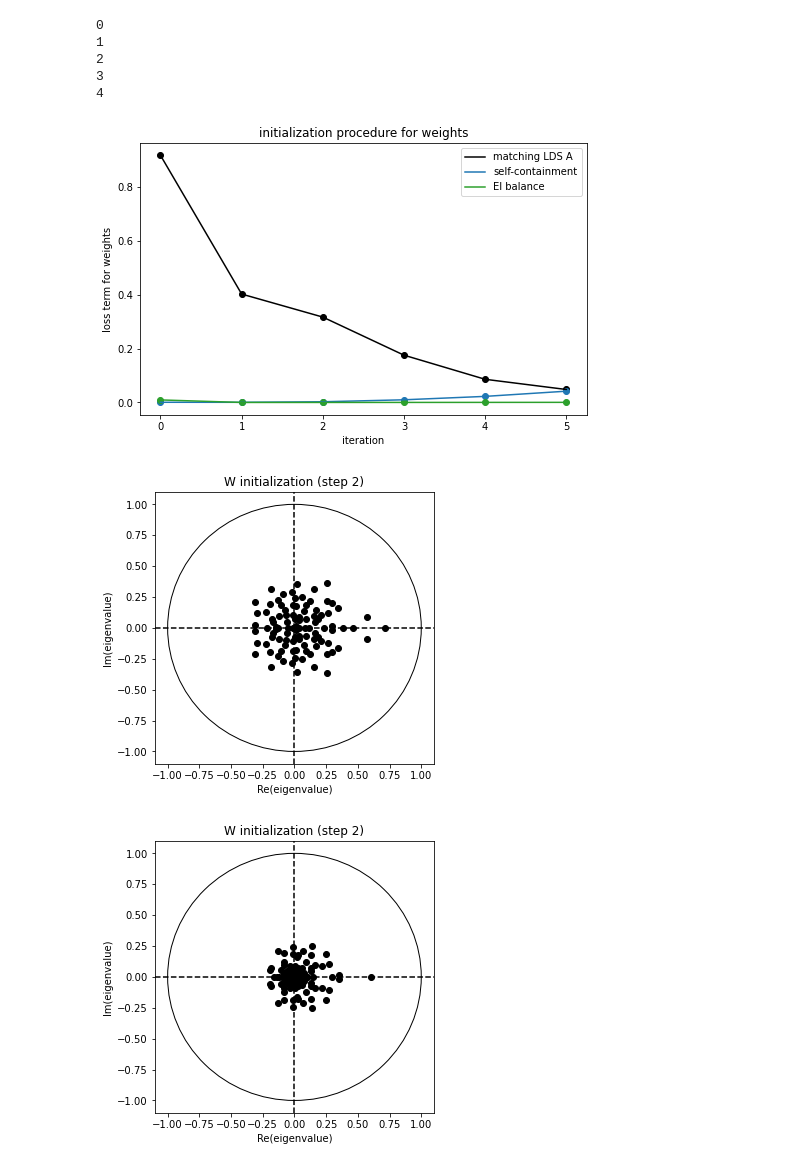
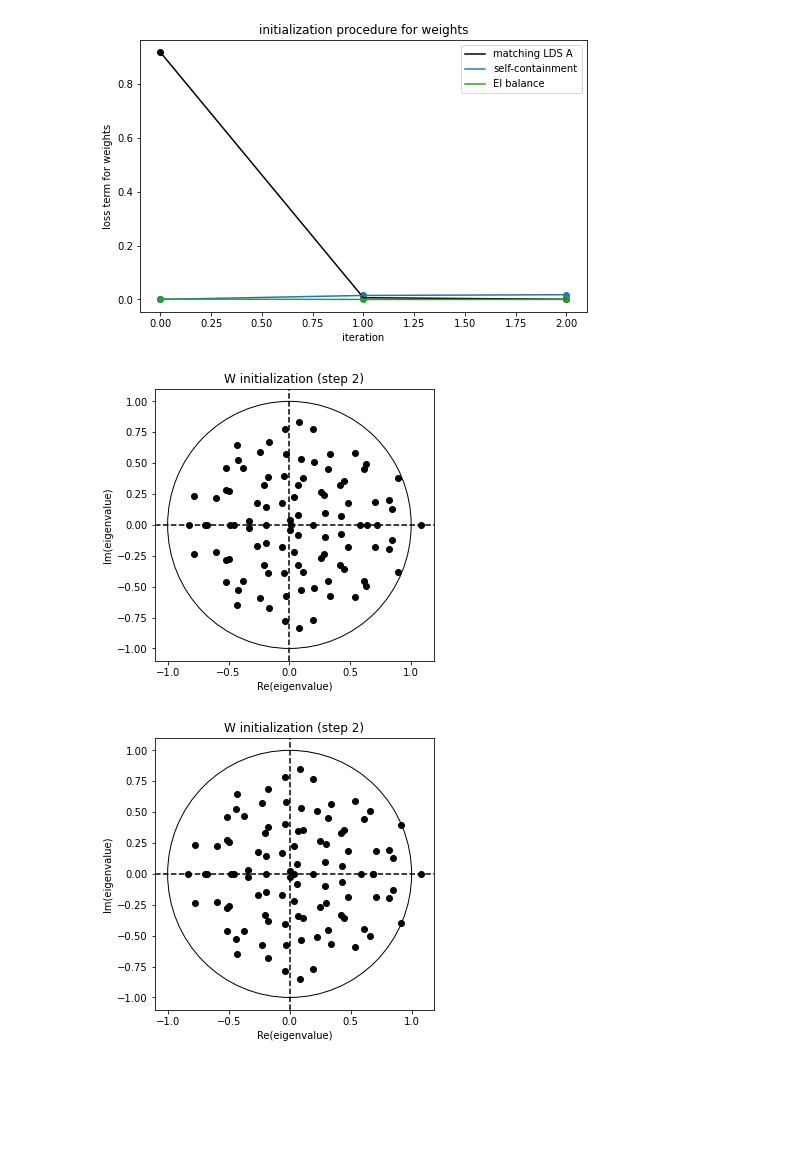
Before and after one commit to lenca56/EI-subspace-RNN, a Jupyter notebook: Analysis_Verify.ipynb, the cells around one changed output. Saved outputs shown, nothing was run; the diff lists cells and outputs as text; code cells hidden in the pictures; blank space fills up the shorter version.

```diff
--- a/Analysis_Verify.ipynb
+++ b/Analysis_Verify.ipynb
@@ -12,7 +12,7 @@ colormap = ['tab:purple','tab:pink','tab:cyan','yellowgreen', 'olive']
 N_e = 50
 N_i = 50
 N = N_e + N_i
-K = 3
+K = 2
 
 J = np.random.normal(0, 1/np.sqrt(N), (N,N))
 J, _ = np.linalg.qr(J)  # QR decomposition, Q is the orthogonal matrix
@@ -21,9 +21,6 @@ J_inv = np.linalg.pinv(J) # pseudo-inverse (J * J_inv = identity, but J_inv * J
 print(J.shape)
 
 sparsity = 0.25
-D = 10
-U = 50
-T = 100
 N_weights = int (N * N * sparsity)
 print(N_weights)
 
@@ -35,9 +32,20 @@ print(N_weights)
 2500
 # %%
-eigenvalues = np.array([0.9, - 0.1 + 0.5j, - 0.1 - 0.5j])[:K]
-trueA = generate_dynamics_A(eigenvalues) # checked that A has above eigenvalues
-# trueA = all_param_true['trueA']
-print(trueA)
+# eigenvalues = np.array([0.9, - 0.1 + 0.5j, - 0.1 - 0.5j])[:K]
+# trueA = generate_dynamics_A(eigenvalues) # checked that A has above eigenvalues
+# # trueA = all_param_true['trueA']
+
+# trueA = np.ones((1,1)) * 0.9
+
+trueA = np.zeros((K,K))
+theta = np.pi/6
+trueA[0,0] = np.cos(theta)
+trueA[0,1] = - np.sin(theta)
+trueA[1,0] = np.sin(theta)
+trueA[1,1] = np.cos(theta)
+trueA = trueA * 0.95
+
+eigenvalues = np.linalg.eigvals(trueA)
 fig, axes = plt.subplots(figsize=(5,5))
 axes.set_title('true low-dim dynamics A')
 plot_eigenvalues(axes, eigenvalues)
@@ -91,39 +96,34 @@ RNN = EI_subspace_RNN.EI_subspace_RNN(N_e, N_i, sparsity, J, seed=1)
 # gamma = 0.001 works well for N<=150
 # gamma = 0.005 = 1/N for N=200 => instability
 # zeta_alpha_beta_gamma_list = [(10**i,1,1,1/N) for i in list(np.arange(-3,0.5,0.5))] #[10 ** i for i in list(np.arange(-3,1,0.5))]
-zeta_alpha_beta_gamma_list = [(10**i,1,1,10**i*norm_A/N) for i in list(np.arange(-2,0.5,0.5))] #[10 ** i for i in list(np.arange(-3,1,0.5))]
+zeta_alpha_beta_gamma_list = [(10**i,1,1,0) for i in list(np.arange(-0.5,0.5,0.5))] #[10 ** i for i in list(np.arange(-3,1,0.5))]
 # try gamma scheme from high to low
 # try zeta scheme from N/norm_A
 initW0, initW, loss_W, w_all = RNN.generate_or_initialize_weights_from_dynamics_LDS(A_target=trueA, R=0.85, zeta_alpha_beta_gamma_list = zeta_alpha_beta_gamma_list)
 init_w = RNN.get_nonzero_weight_vector(initW)
 initA = build_dynamics_matrix_A(initW, J)
 # np.save('loss_W', loss_W)
 # np.save('init_w', init_w)
 
 fig, axes = plt.subplots(figsize=(8,5))
 axes.plot(range(len(zeta_alpha_beta_gamma_list)+1), loss_W[:,0], color='black', label='matching LDS A')
 axes.scatter(range(len(zeta_alpha_beta_gamma_list)+1), loss_W[:,0], color='black')
 axes.plot(range(len(zeta_alpha_beta_gamma_list)+1), loss_W[:,1], color='tab:blue', label='self-containment')
 axes.scatter(range(len(zeta_alpha_beta_gamma_list)+1), loss_W[:,1], color='tab:blue')
 axes.plot(range(len(zeta_alpha_beta_gamma_list)+1), loss_W[:,2], color='tab:green', label='EI balance')
 axes.scatter(range(len(zeta_alpha_beta_gamma_list)+1), loss_W[:,2], color='tab:green')
 axes.legend()
 axes.set_title('initialization procedure for weights')
 axes.set_ylabel('loss term for weights')
 axes.set_xlabel('iteration')
 
 for ind in range(len(zeta_alpha_beta_gamma_list)):
     Winit = RNN.build_full_weight_matrix(w_all[ind])
     eig = np.linalg.eigvals(Winit)
     fig, axes = plt.subplots(figsize=(5,5))
     axes.set_title('W initialization (step 2)')
     plot_eigenvalues(axes, eig)
 # %% [output]
-0
-1
-2
-3
-4
-[figure, old version]
+[figure, new version]
-[figure, old version]
+[figure, new version]
-[figure, old version]
+[figure, new version]
```
Also changed, not shown: parts of 34 cells of this notebook, 3 other files.
